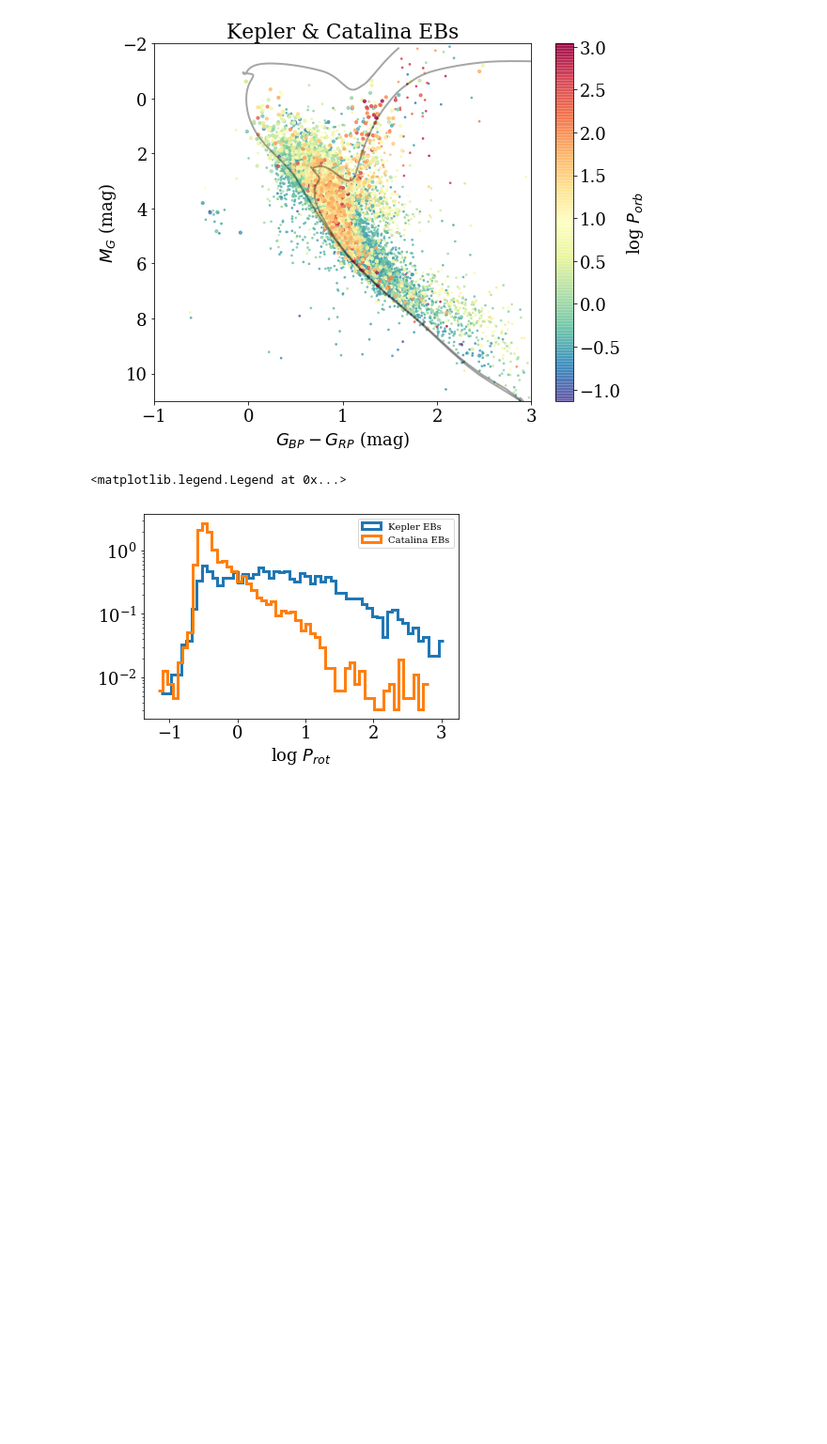
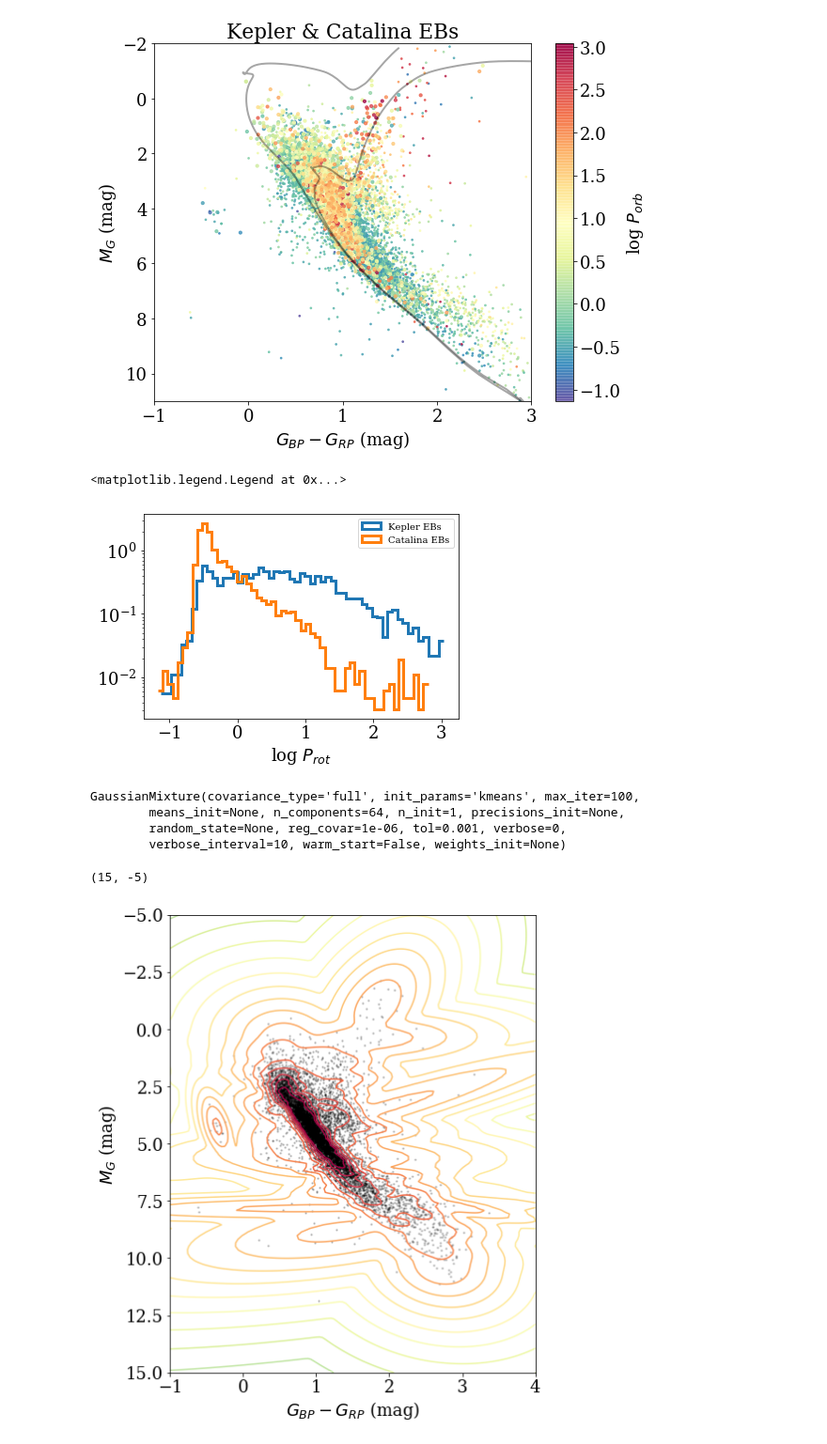
Before and after one commit to jradavenport/EBHRD, a Jupyter notebook: notebooks/explore.ipynb, the cells around one changed output. Shown at 94% size. Drawn from its saved outputs; the diff is of its cells as text; code cells hidden in the pictures; blank space fills up the shorter version.

Commit message:
add simple 64 mixture GMM

```diff
--- a/notebooks/explore.ipynb
+++ b/notebooks/explore.ipynb
@@ -244,0 +248,37 @@ plt.legend(fontsize=10)
+# %%
+# concatenate the two datasets into the final training set
+X_train = np.vstack([df2['bp_rp'][ok2], df2['phot_g_mean_mag'][ok2] - 5. * np.log10(df2['rest'].values[ok2]) + 5]).T
+
+# fit a Gaussian Mixture Model with two components
+clf = mixture.GaussianMixture(n_components=64, covariance_type='full')
+clf.fit(X_train)
+# %% [output]
+GaussianMixture(covariance_type='full', init_params='kmeans', max_iter=100,
+        means_init=None, n_components=64, n_init=1, precisions_init=None,
+        random_state=None, reg_covar=1e-06, tol=0.001, verbose=0,
+        verbose_interval=10, warm_start=False, weights_init=None)
+# %%
+plt.figure(figsize=(7,9))
+
+cmap = plt.cm.Spectral
+
+x = np.linspace(-1., 4., 128)
+y = np.linspace(-5., 15., 128)
+X, Y = np.meshgrid(x, y)
+XX = np.array([X.ravel(), Y.ravel()]).T
+Z = -clf.score_samples(XX)
+Z = Z.reshape(X.shape)
+
+CS = plt.contour(X, Y, Z, norm=LogNorm(vmin=1.0, vmax=1000.0),
+                 levels=np.logspace(0, 3, 22), cmap=cmap)
+
+plt.scatter(df2['bp_rp'][ok2], df2['phot_g_mean_mag'][ok2] - 5. * np.log10(df2['rest'].values[ok2]) + 5,
+            c='k', alpha=0.2, s=2)
+
+plt.ylabel('$M_G$ (mag)')
+plt.xlabel('$G_{BP} - G_{RP}$ (mag)')
+plt.xlim(-1,4)
+plt.ylim(15,-5)
+# %% [output]
+(15, -5)
+[figure, added]
```
Also changed, not shown: parts of 2 cells of this notebook.
